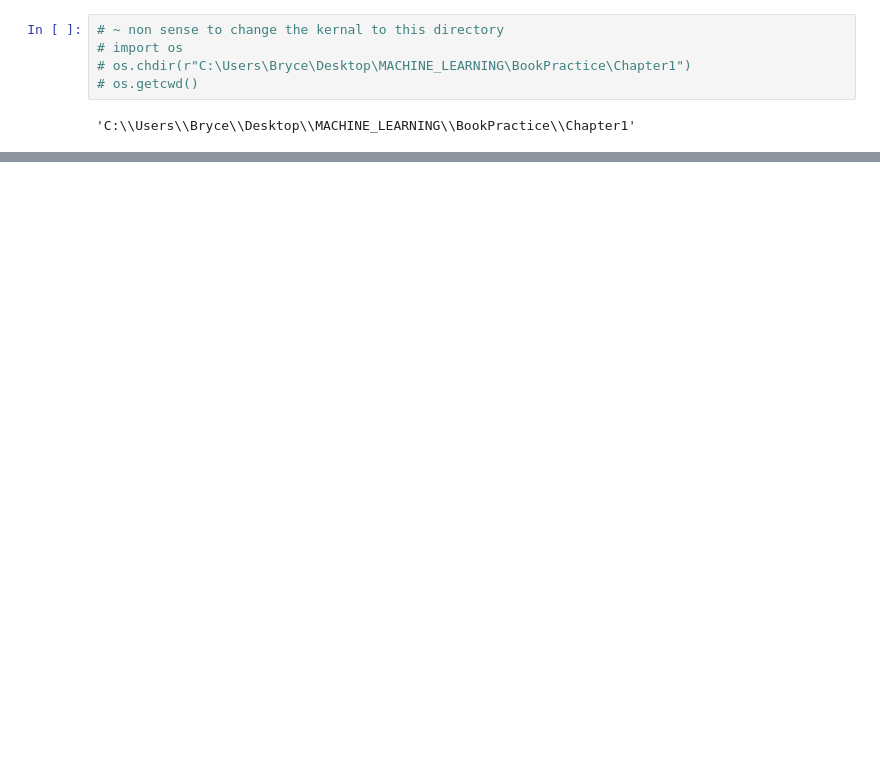
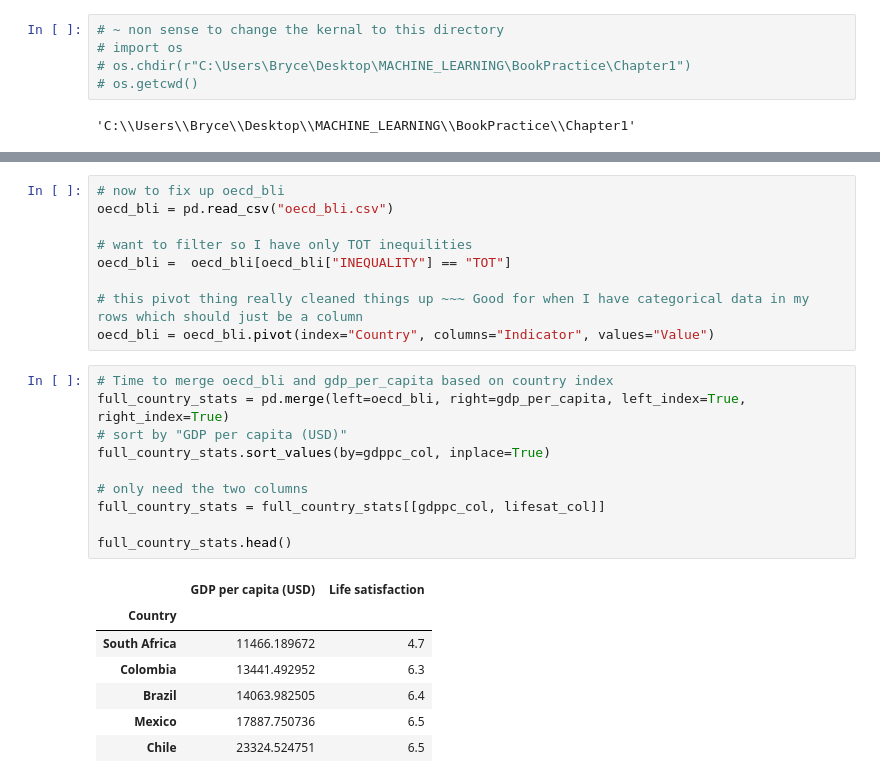
Before and after one commit to Bryce72/MachineLearning-Progress, a Jupyter notebook: Chapter1/chapONE.ipynb, the cells around one changed output, grey strips where cells are left out. Drawn from its saved outputs; the diff is of its cells as text; blank space fills up the shorter version.

```diff
--- a/Chapter1/chapONE.ipynb
+++ b/Chapter1/chapONE.ipynb
@@ -60,0 +115,27 @@ Mean Squared Error:  0.15394596065527694
+# %%
+# now to fix up oecd_bli
+oecd_bli = pd.read_csv("oecd_bli.csv")
+
+# want to filter so I have only TOT inequilities
+oecd_bli =  oecd_bli[oecd_bli["INEQUALITY"] == "TOT"]
+
+# this pivot thing really cleaned things up ~~~ Good for when I have categorical data in my rows which should just be a column
+oecd_bli = oecd_bli.pivot(index="Country", columns="Indicator", values="Value")
+# %%
+# Time to merge oecd_bli and gdp_per_capita based on country index
+full_country_stats = pd.merge(left=oecd_bli, right=gdp_per_capita, left_index=True, right_index=True)
+# sort by "GDP per capita (USD)"
+full_country_stats.sort_values(by=gdppc_col, inplace=True)
+
+# only need the two columns
+full_country_stats = full_country_stats[[gdppc_col, lifesat_col]]
+
+full_country_stats.head()
+# %% [output]
+|  | GDP per capita (USD) | Life satisfaction |
+| Country |  |  |
+| South Africa | 11466.189672 | 4.7 |
+| Colombia | 13441.492952 | 6.3 |
+| Brazil | 14063.982505 | 6.4 |
+| Mexico | 17887.750736 | 6.5 |
+| Chile | 23324.524751 | 6.5 |
```
Also changed, not shown: parts of 5 cells of this notebook.
